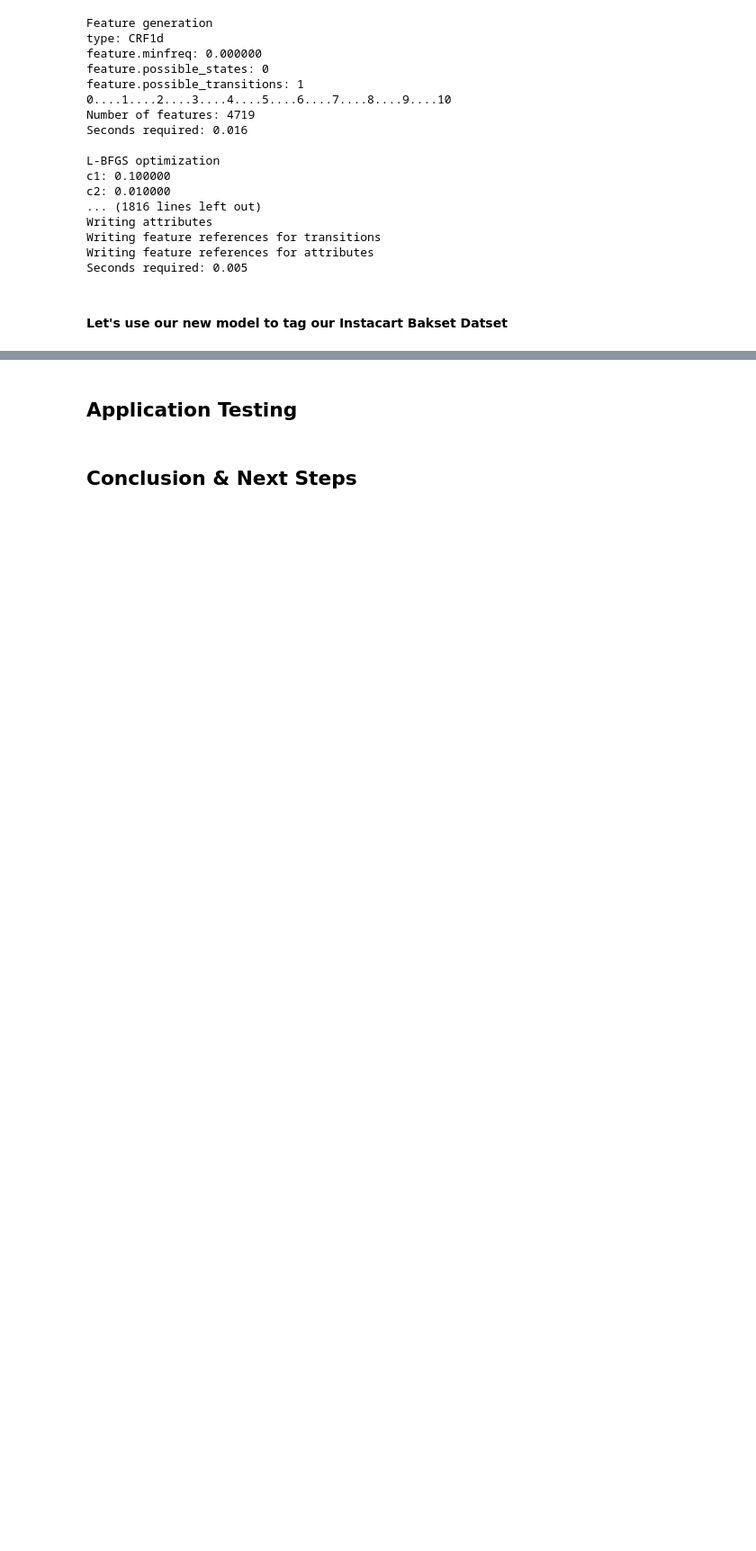
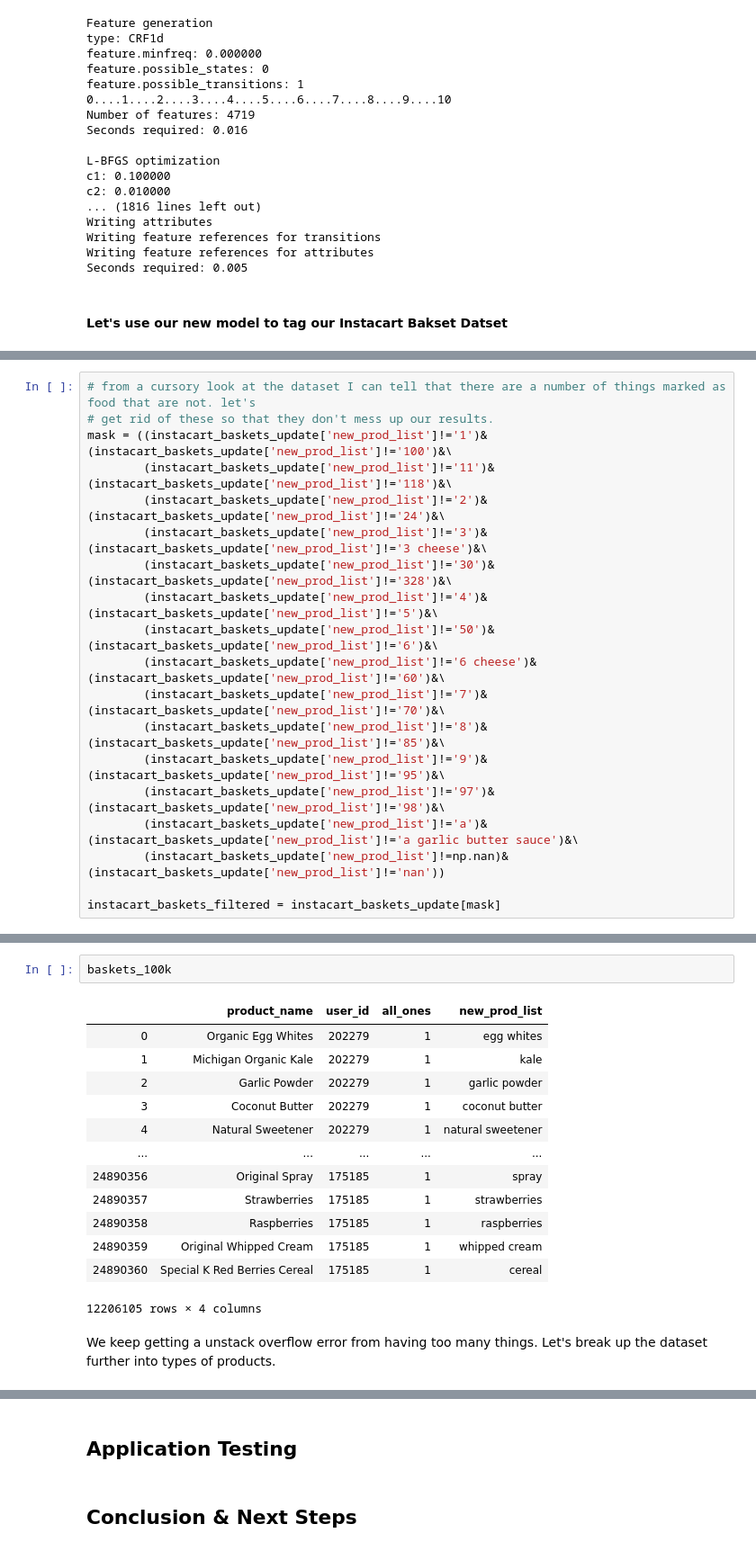
Before and after one commit to mberrien-fitzsimons/recipe_recommendation_system, a Jupyter notebook: notebooks/04_reports/20190911-DRAFT-final-report.ipynb, the cells around one changed output, grey strips where cells are left out. Shown at 90% size. Cells and saved outputs as stored; diff of their text form; blank space fills up the shorter version.

```diff
--- a/notebooks/04_reports/20190911-DRAFT-final-report.ipynb
+++ b/notebooks/04_reports/20190911-DRAFT-final-report.ipynb
@@ -544,0 +569,19 @@ instacart_baskets_update = crf_basket_dataset_creation(token_sr, labels, product
+# %%
+# from a cursory look at the dataset I can tell that there are a number of things marked as food that are not. let's
+# get rid of these so that they don't mess up our results.
+mask = ((instacart_baskets_update['new_prod_list']!='1')&(instacart_baskets_update['new_prod_list']!='100')&\
+        (instacart_baskets_update['new_prod_list']!='11')&(instacart_baskets_update['new_prod_list']!='118')&\
+        (instacart_baskets_update['new_prod_list']!='2')&(instacart_baskets_update['new_prod_list']!='24')&\
+        (instacart_baskets_update['new_prod_list']!='3')&(instacart_baskets_update['new_prod_list']!='3 cheese')&\
+        (instacart_baskets_update['new_prod_list']!='30')&(instacart_baskets_update['new_prod_list']!='328')&\
+        (instacart_baskets_update['new_prod_list']!='4')&(instacart_baskets_update['new_prod_list']!='5')&\
+        (instacart_baskets_update['new_prod_list']!='50')&(instacart_baskets_update['new_prod_list']!='6')&\
+        (instacart_baskets_update['new_prod_list']!='6 cheese')&(instacart_baskets_update['new_prod_list']!='60')&\
+        (instacart_baskets_update['new_prod_list']!='7')&(instacart_baskets_update['new_prod_list']!='70')&\
+        (instacart_baskets_update['new_prod_list']!='8')&(instacart_baskets_update['new_prod_list']!='85')&\
+        (instacart_baskets_update['new_prod_list']!='9')&(instacart_baskets_update['new_prod_list']!='95')&\
+        (instacart_baskets_update['new_prod_list']!='97')&(instacart_baskets_update['new_prod_list']!='98')&\
+        (instacart_baskets_update['new_prod_list']!='a')&(instacart_baskets_update['new_prod_list']!='a garlic butter sauce')&\
+        (instacart_baskets_update['new_prod_list']!=np.nan)&(instacart_baskets_update['new_prod_list']!='nan'))
+
+instacart_baskets_filtered = instacart_baskets_update[mask]
@@ -544,0 +614,18 @@ instacart_baskets_update = crf_basket_dataset_creation(token_sr, labels, product
+# %%
+baskets_100k
+# %% [output]
+|  | product_name | user_id | all_ones | new_prod_list |
+| 0 | Organic Egg Whites | 202279 | 1 | egg whites |
+| 1 | Michigan Organic Kale | 202279 | 1 | kale |
+| 2 | Garlic Powder | 202279 | 1 | garlic powder |
+| 3 | Coconut Butter | 202279 | 1 | coconut butter |
+| 4 | Natural Sweetener | 202279 | 1 | natural sweetener |
+| ... | ... | ... | ... | ... |
+| 24890356 | Original Spray | 175185 | 1 | spray |
+| 24890357 | Strawberries | 175185 | 1 | strawberries |
+| 24890358 | Raspberries | 175185 | 1 | raspberries |
+| 24890359 | Original Whipped Cream | 175185 | 1 | whipped cream |
+| 24890360 | Special K Red Berries Cereal | 175185 | 1 | cereal |
+12206105 rows × 4 columns
+# %% [markdown]
+We keep getting a unstack overflow error from having too many things. Let's break up the dataset further into types of products.
```
Also changed, not shown: parts of 19 cells of this notebook, 1 other file.
